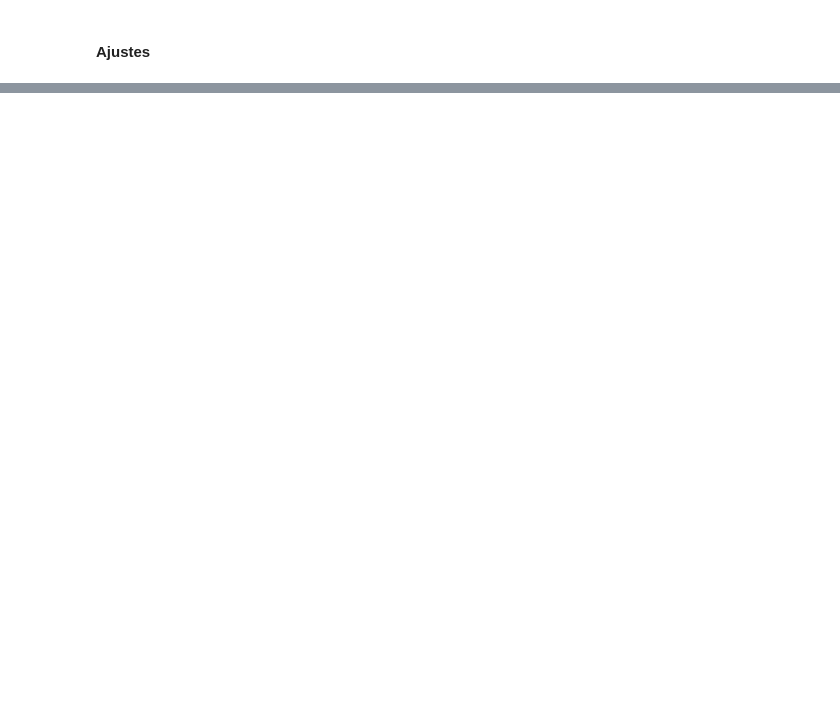
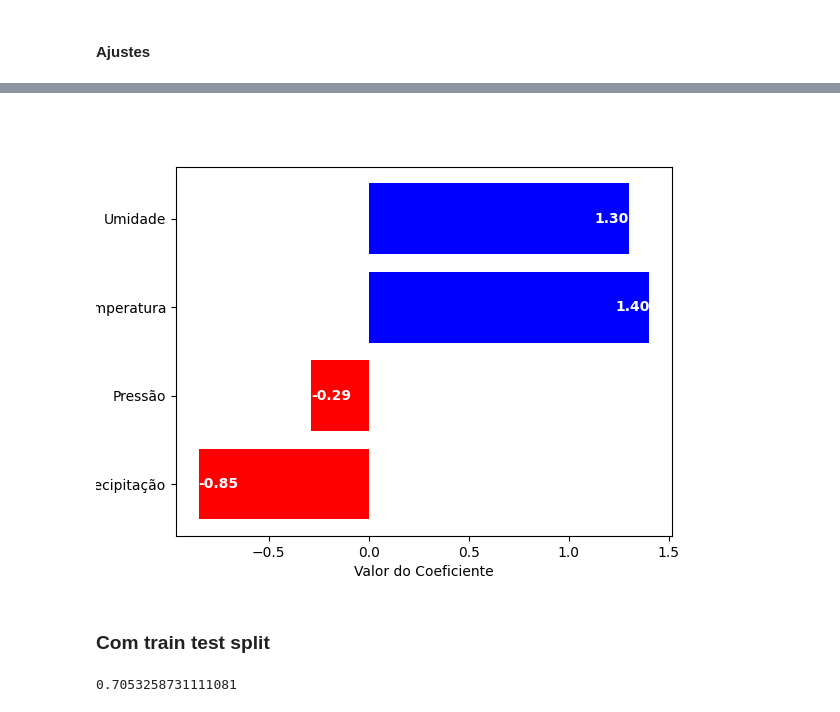
Before and after one commit to 1moi6/tccs, a Jupyter notebook: pietra/ajuste.ipynb, the cells around one changed output, grey strips where cells are left out. Saved outputs shown, nothing was run; the diff lists cells and outputs as text; code cells hidden in the pictures; blank space fills up the shorter version.

```diff
--- a/pietra/ajuste.ipynb
+++ b/pietra/ajuste.ipynb
@@ -34,3 +54,36 @@ from sklearn.pipeline import Pipeline
+# %%
+coeficientes = pipe.named_steps["modelo"].coef_[0]
+cores = ['blue' if coef > 0 else 'red' for coef in coeficientes]
+
+# Criando o gráfico de barras
+fig,ax = plt.subplots()
+ax.barh(range(len(coeficientes)), coeficientes, color=cores)
+
+# Adicionando título e rótulos
+# plt.title('Coeficientes')
+plt.ylabel('Fatores')
+plt.xlabel('Valor do Coeficiente')
+
+labels_x = [f'{x.split(" ")[0][:4]} {x.split(" ")[1][:3]}' if len(x.split(" ")) >2 else f'{x[:4]} ' for x in fatores.columns.to_list()]
+
+ax.set_yticks(range(len(labels_x)))
+# ax.set_yticklabels(labels_x)
+ax.set_yticklabels(['Precipitação', 'Pressão','Temperatura','Umidade'])
+
+for i, coef in enumerate(coeficientes):
+    if coef<0:
+        lado = 'left'
+    else:
+        lado='right'
+
+    plt.text(coef, i, f'{coef:.2f}', ha=lado, va='center',fontsize=10, color='white', weight='bold')
+
+# Exibindo o gráfico
+plt.show()
+# %% [output]
+[figure, added]
+# %% [markdown]
+### Com train test split
 # %%
 model = LogisticRegression(class_weight='balanced',max_iter=100000)
 pipe = Pipeline([('escala',StandardScaler()),('modelo',model)])
@@ -41,0 +94,14 @@ roc_auc_score(y_test,y_pred)
+# %%
+fpr, tpr, thresholds = roc_curve(target, y_pred)
+fig,ax = plt.subplots()
+
+# Plotar a curva ROC
+ax.plot(fpr, tpr, label='Curva ROC')
+ax.plot([0, 1], [0, 1], linestyle='--', label='Linha de Referência')
+plt.xlabel('Taxa de Falso Positivo (FPR)')
+plt.ylabel('Taxa de Verdadeiro Positivo (TPR)')
+plt.title('Curva ROC')
+plt.legend()
+plt.show()
+# %% [output]
+0.7053258731111081
```
Also changed, not shown: parts of 21 cells of this notebook, 6 other files.
